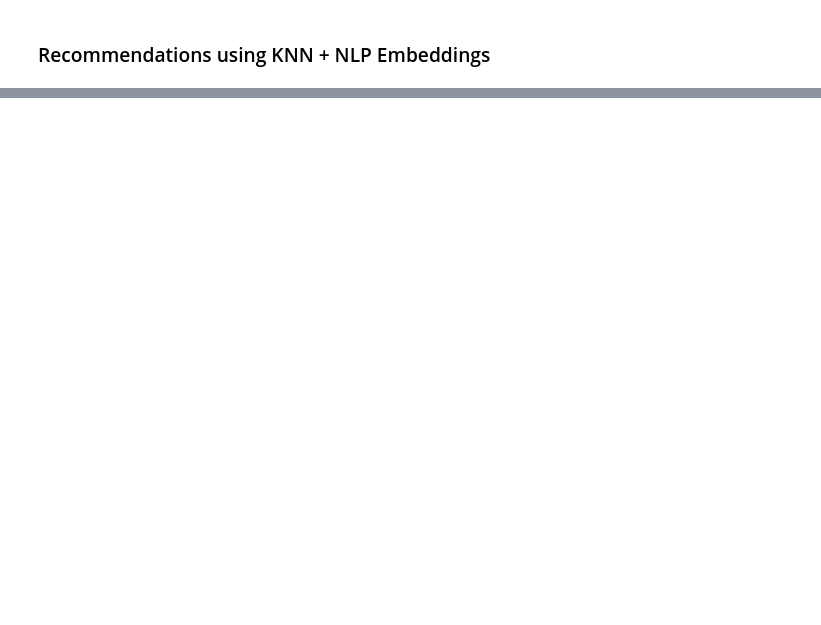
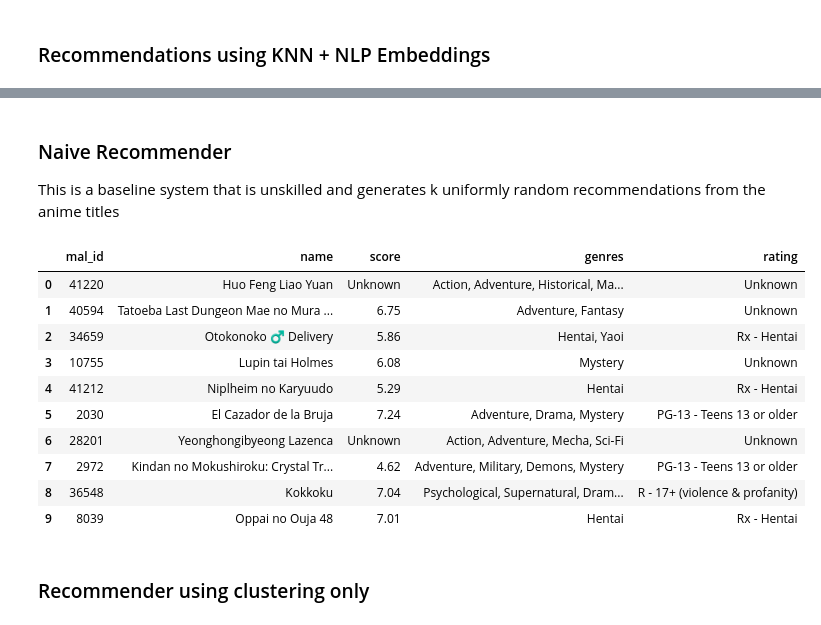
Before and after one commit to zeegeeko/ADS508-Recommender-System, a Jupyter notebook: Team3_Modeling.ipynb, the cells around one changed output, grey strips where cells are left out. Saved outputs shown, nothing was run; the diff lists cells and outputs as text; code cells hidden in the pictures; blank space fills up the shorter version.

Commit message:
Finished recommender systems starting eval

```diff
--- a/Team3_Modeling.ipynb
+++ b/Team3_Modeling.ipynb
@@ -507,0 +502,41 @@ anime_embeddings.reset_index()
+# %% [markdown]
+### Naive Recommender
+
+This is a baseline system that is unskilled and generates k uniformly random recommendations from the anime titles
+# %%
+# This version is the naive recommender
+def naive_recommendations(user_id, k=10):
+    """
+    user_id: The user_id in the anime_list table
+    k: The top k recommendations
+
+    Returns: Dataframe of top k titles
+    """
+
+    # Filter by user_id and remove titles from anime_embeddings if title watching status is 1 or 2
+    user = training_w_clusters[training_w_clusters['user_id'] == user_id].sort_values(['user_rating'], ascending=False)
+    # list of already watched titles
+    already_watched = user[user['watching_status'].isin([1, 2])]['anime_id'].values.tolist()
+
+    # Filtered anime table
+    anime_filtered = anime[~anime['mal_id'].isin(already_watched)]
+
+    return anime_filtered.sample(k, replace=False, random_state=42)[['mal_id', 'name',
+                                                                     'score', 'genres', 'rating']].reset_index(drop=True)
+# %%
+# Test using user_id = 353398
+naive_recommendations(353398, 10)
+# %% [output]
+|  | mal_id | name | score | genres | rating |
+| 0 | 41220 | Huo Feng Liao Yuan | Unknown | Action, Adventure, Historical, Ma... | Unknown |
+| 1 | 40594 | Tatoeba Last Dungeon Mae no Mura ... | 6.75 | Adventure, Fantasy | Unknown |
+| 2 | 34659 | Otokonoko ♂ Delivery | 5.86 | Hentai, Yaoi | Rx - Hentai |
+| 3 | 10755 | Lupin tai Holmes | 6.08 | Mystery | Unknown |
+| 4 | 41212 | Niplheim no Karyuudo | 5.29 | Hentai | Rx - Hentai |
+| 5 | 2030 | El Cazador de la Bruja | 7.24 | Adventure, Drama, Mystery | PG-13 - Teens 13 or older |
+| 6 | 28201 | Yeonghongibyeong Lazenca | Unknown | Action, Adventure, Mecha, Sci-Fi | Unknown |
+| 7 | 2972 | Kindan no Mokushiroku: Crystal Tr... | 4.62 | Adventure, Military, Demons, Mystery | PG-13 - Teens 13 or older |
+| 8 | 36548 | Kokkoku | 7.04 | Psychological, Supernatural, Dram... | R - 17+ (violence & profanity) |
+| 9 | 8039 | Oppai no Ouja 48 | 7.01 | Hentai | Rx - Hentai |
+# %% [markdown]
+### Recommender using clustering only
```
Also changed, not shown: parts of 29 cells of this notebook.
